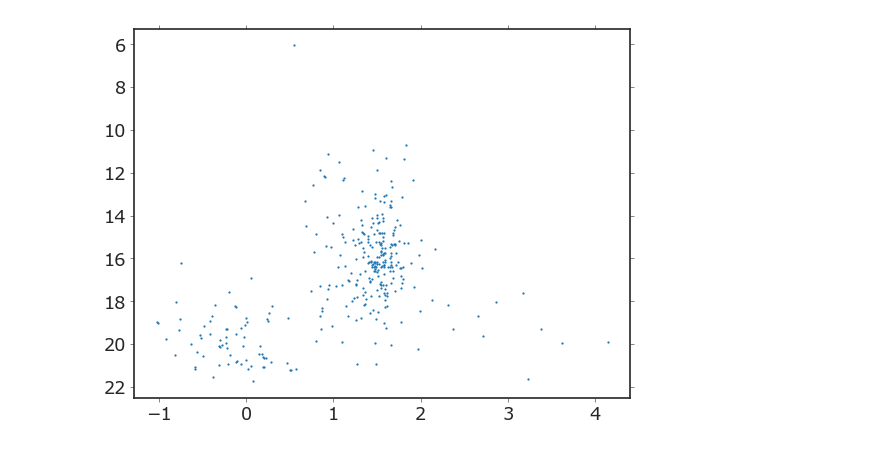
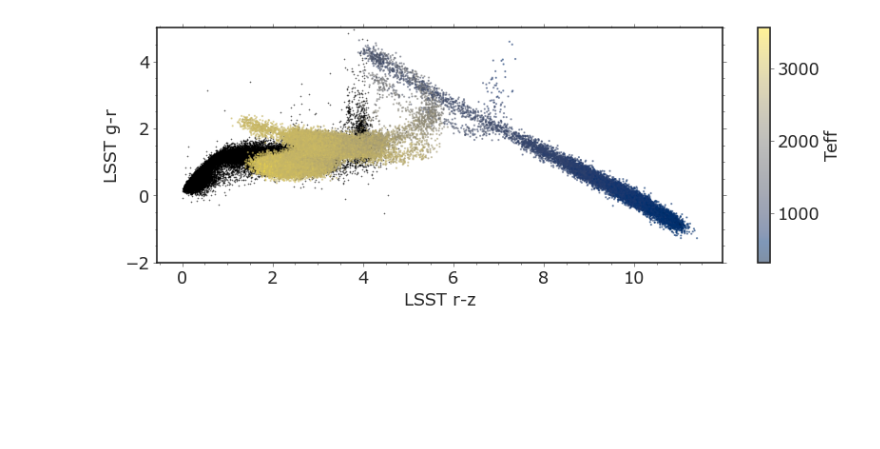
Before and after one commit to caganze/lsstsims, a Jupyter notebook: notebooks/LSST.ipynb, the cells around one changed output. Saved outputs shown, nothing was run; the diff lists cells and outputs as text; code cells hidden in the pictures; blank space fills up the shorter version.

```diff
--- a/notebooks/LSST.ipynb
+++ b/notebooks/LSST.ipynb
@@ -38,6 +284,11 @@ ax.invert_yaxis()
-# %%
-fig, ax=plt.subplots()
-ax.scatter(df.LSST_G-df.LSST_R, df.redH_LSST_Z, s=1)
-ax.invert_yaxis()
-# %% [output]
-[figure, removed]
+# %%
+fig, ax=plt.subplots(figsize=(12, 4))
+ax.scatter( dp0_data.mag_r-dp0_data.mag_z, dp0_data.mag_g-dp0_data.mag_r, color='k', label='DP0 Data', s=.1)
+c=ax.scatter( df.LSST_R-df.LSST_Z, df.LSST_G-df.LSST_R,c=df.temperature, cmap='cividis', s=1, alpha=0.5)
+plt.colorbar(c, label='Teff')
+ax.set(ylabel='LSST g-r', xlabel='LSST r-z', ylim=[-2, 5])
+ax.minorticks_on()
+
+plt.savefig('../figures/lsst_color_selections.jpeg', bbox_inches='tight')
+# %% [output]
+[figure, added]
```
Also changed, not shown: parts of 25 cells of this notebook, 9 other files.
